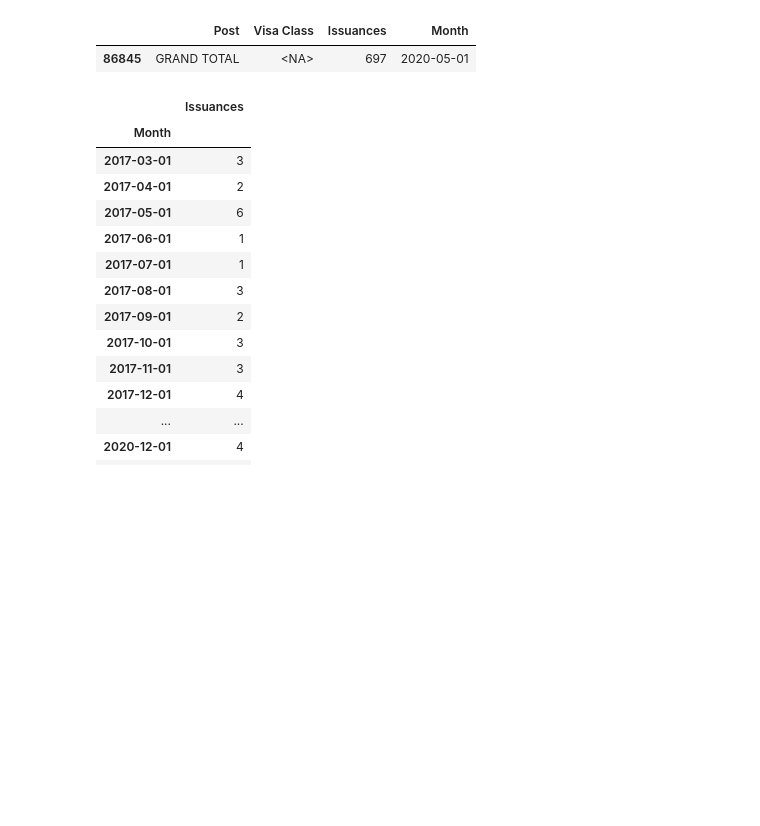
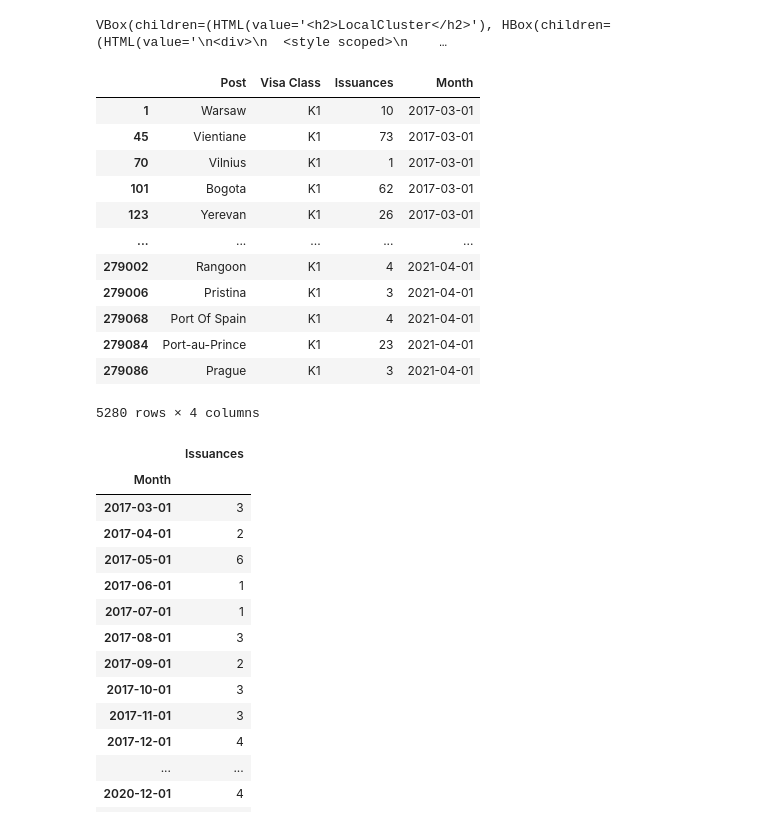
Before and after one commit to underyx/visawhen, a Jupyter notebook: data/consulates/visa-issuances.ipynb, the cells around one changed output. Drawn from its saved outputs; the diff is of its cells as text; code cells hidden in the pictures; blank space fills up the shorter version.

Commit message:
Add nonimmigrant visas

```diff
--- a/data/consulates/visa-issuances.ipynb
+++ b/data/consulates/visa-issuances.ipynb
@@ -3,6 +3,10 @@ import requests
 from requests_html import HTMLSession
 import arrow
 from pathlib import Path
+from dask.distributed import Client, LocalCluster
+
+cluster = LocalCluster(n_workers=8, threads_per_worker=1)
+client = Client(cluster)  # start local workers as processes
 
 session = HTMLSession()
 CWD = Path.cwd()
@@ -79,11 +108,24 @@ all_months = pd.concat(dfs).sort_values('Month').reset_index(drop=True)
-# %%
-all_months = pd.read_pickle("all_months.pkl")
-# %%
-all_months = all_months.replace("", pd.NA)
-all_months.loc[all_months["Post"] == "GRAND TOTAL"]
-# %% [output]
-|  | Post | Visa Class | Issuances | Month |
-| 86845 | GRAND TOTAL | <NA> | 697 | 2020-05-01 |
+# %%
+#cluster.scale(0)
+cluster
+# %% [output]
+VBox(children=(HTML(value='<h2>LocalCluster</h2>'), HBox(children=(HTML(value='\n<div>\n  <style scoped>\n    …
+# %%
+all_months[all_months["Visa Class"] == "K1"]
+# %% [output]
+|  | Post | Visa Class | Issuances | Month |
+| 1 | Warsaw | K1 | 10 | 2017-03-01 |
+| 45 | Vientiane | K1 | 73 | 2017-03-01 |
+| 70 | Vilnius | K1 | 1 | 2017-03-01 |
+| 101 | Bogota | K1 | 62 | 2017-03-01 |
+| 123 | Yerevan | K1 | 26 | 2017-03-01 |
+| ... | ... | ... | ... | ... |
+| 279002 | Rangoon | K1 | 4 | 2021-04-01 |
+| 279006 | Pristina | K1 | 3 | 2021-04-01 |
+| 279068 | Port Of Spain | K1 | 4 | 2021-04-01 |
+| 279084 | Port-au-Prince | K1 | 23 | 2021-04-01 |
+| 279086 | Prague | K1 | 3 | 2021-04-01 |
+5280 rows × 4 columns
 # %%
 all_months.to_pickle("all_months.pkl")
 # %%
```
Also changed, not shown: parts of 5 cells of this notebook, 3 other files.
